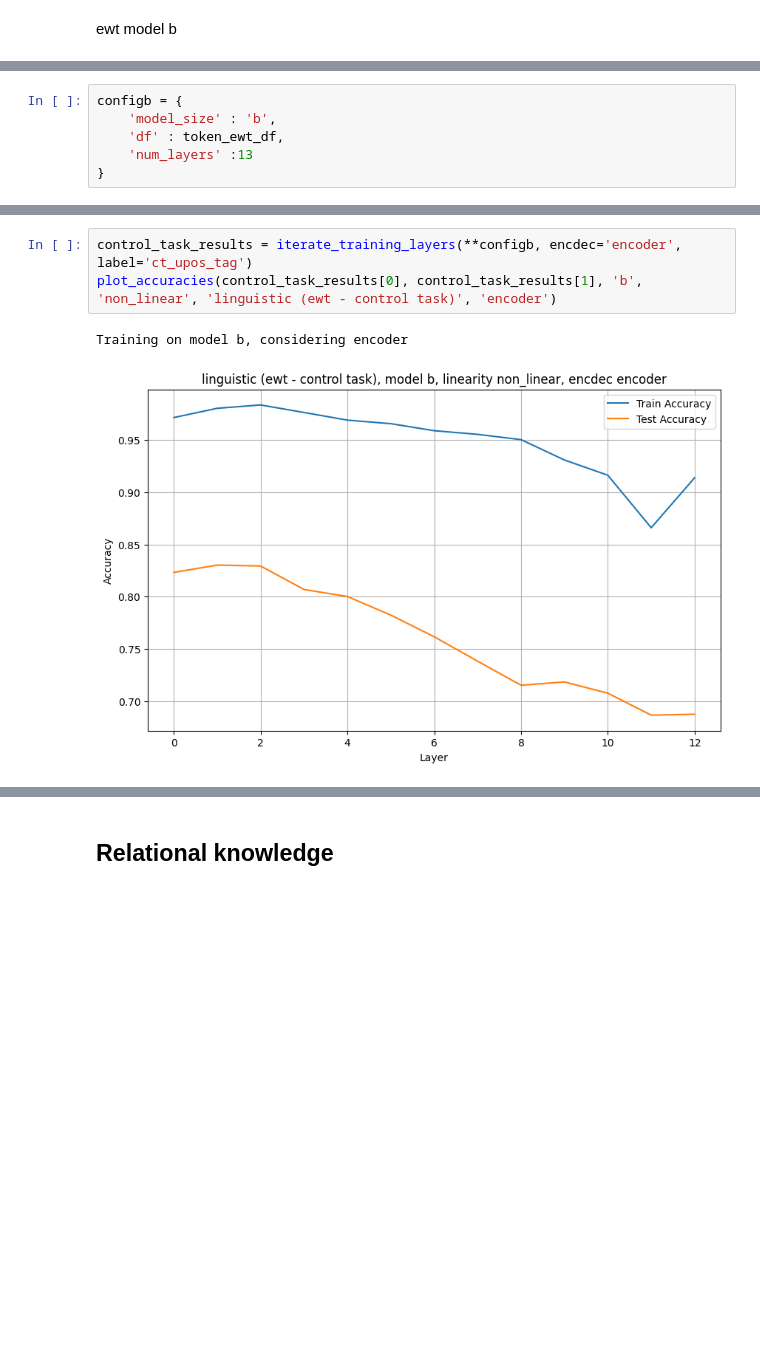
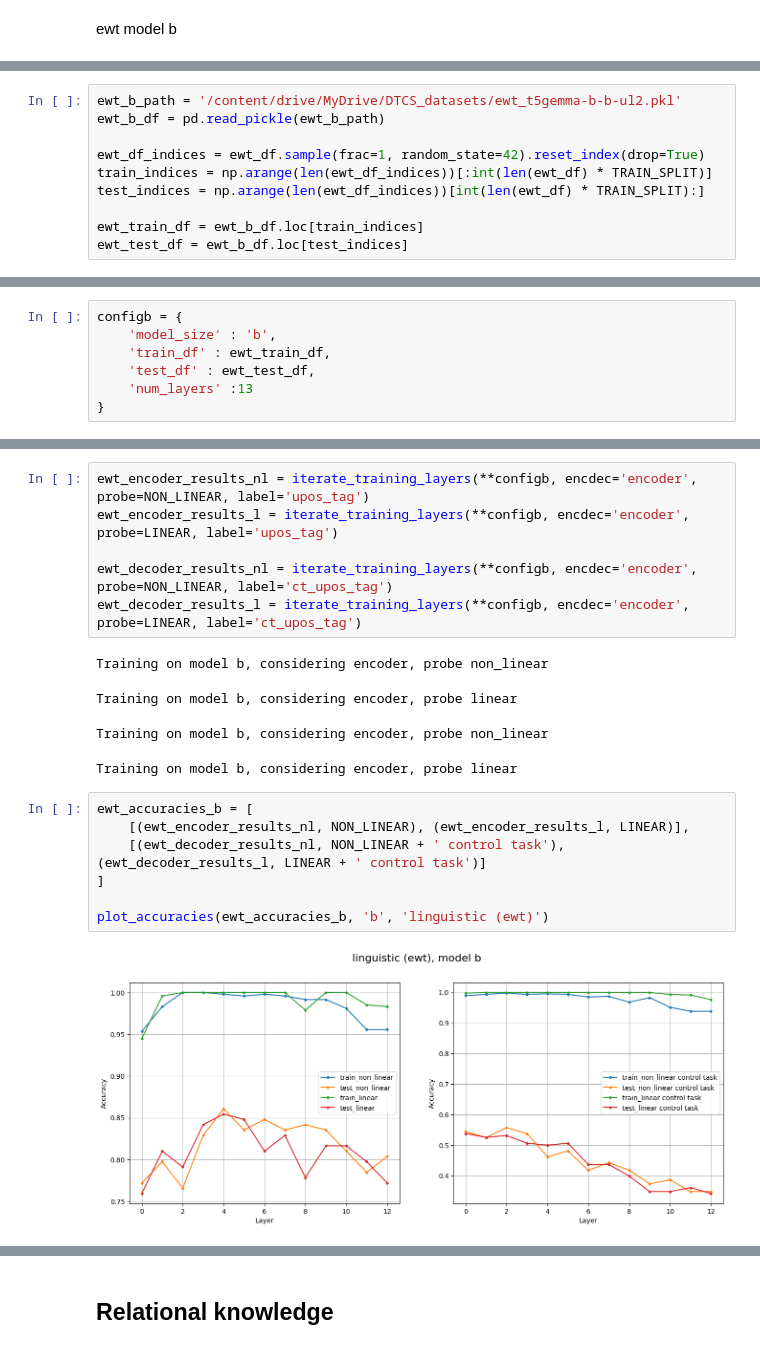
Before and after one commit to rrossierba/digital-transformation-computer-security, a Jupyter notebook: probe_t5.ipynb, the cells around one changed output, grey strips where cells are left out. Drawn from its saved outputs; the diff is of its cells as text; blank space fills up the shorter version.

Commit message:
ran some trainings

```diff
--- a/probe_t5.ipynb
+++ b/probe_t5.ipynb
@@ -1471,0 +1478,10 @@ ewt_b_df = pd.read_pickle(ewt_b_path)
+# %%
+ewt_b_path = '/content/drive/MyDrive/DTCS_datasets/ewt_t5gemma-b-b-ul2.pkl'
+ewt_b_df = pd.read_pickle(ewt_b_path)
+
+ewt_df_indices = ewt_df.sample(frac=1, random_state=42).reset_index(drop=True)
+train_indices = np.arange(len(ewt_df_indices))[:int(len(ewt_df) * TRAIN_SPLIT)]
+test_indices = np.arange(len(ewt_df_indices))[int(len(ewt_df) * TRAIN_SPLIT):]
+
+ewt_train_df = ewt_b_df.loc[train_indices]
+ewt_test_df = ewt_b_df.loc[test_indices]
@@ -1472,6 +1504,7 @@ ewt_b_df = pd.read_pickle(ewt_b_path)
 # %%
 configb = {
     'model_size' : 'b',
-    'df' : token_ewt_df,
+    'train_df' : ewt_train_df,
+    'test_df' : ewt_test_df,
     'num_layers' :13
 }
@@ -1484,6 +1511,20 @@ Training on model b, considering encoder
-# %%
-control_task_results = iterate_training_layers(**configb, encdec='encoder', label='ct_upos_tag')
-plot_accuracies(control_task_results[0], control_task_results[1], 'b', 'non_linear', 'linguistic (ewt - control task)', 'encoder')
-# %% [output]
-Training on model b, considering encoder
-[figure, removed]
+# %%
+ewt_encoder_results_nl = iterate_training_layers(**configb, encdec='encoder', probe=NON_LINEAR, label='upos_tag')
+ewt_encoder_results_l = iterate_training_layers(**configb, encdec='encoder', probe=LINEAR, label='upos_tag')
+
+ewt_decoder_results_nl = iterate_training_layers(**configb, encdec='encoder', probe=NON_LINEAR, label='ct_upos_tag')
+ewt_decoder_results_l = iterate_training_layers(**configb, encdec='encoder', probe=LINEAR, label='ct_upos_tag')
+# %% [output]
+Training on model b, considering encoder, probe non_linear
+Training on model b, considering encoder, probe linear
+Training on model b, considering encoder, probe non_linear
+Training on model b, considering encoder, probe linear
+# %%
+ewt_accuracies_b = [
+    [(ewt_encoder_results_nl, NON_LINEAR), (ewt_encoder_results_l, LINEAR)],
+    [(ewt_decoder_results_nl, NON_LINEAR + ' control task'), (ewt_decoder_results_l, LINEAR + ' control task')]
+]
+
+plot_accuracies(ewt_accuracies_b, 'b', 'linguistic (ewt)')
+# %% [output]
+[figure, added]
```
Also changed, not shown: parts of 14 cells of this notebook.
